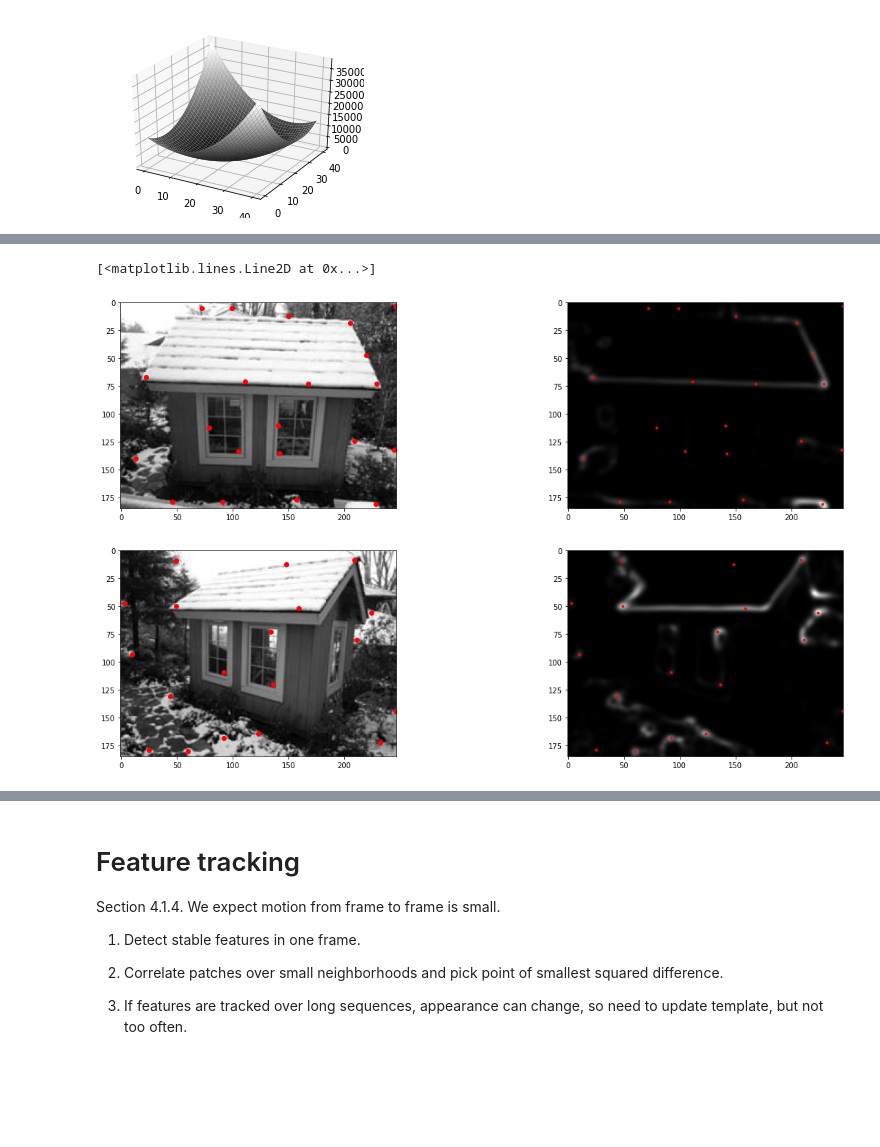
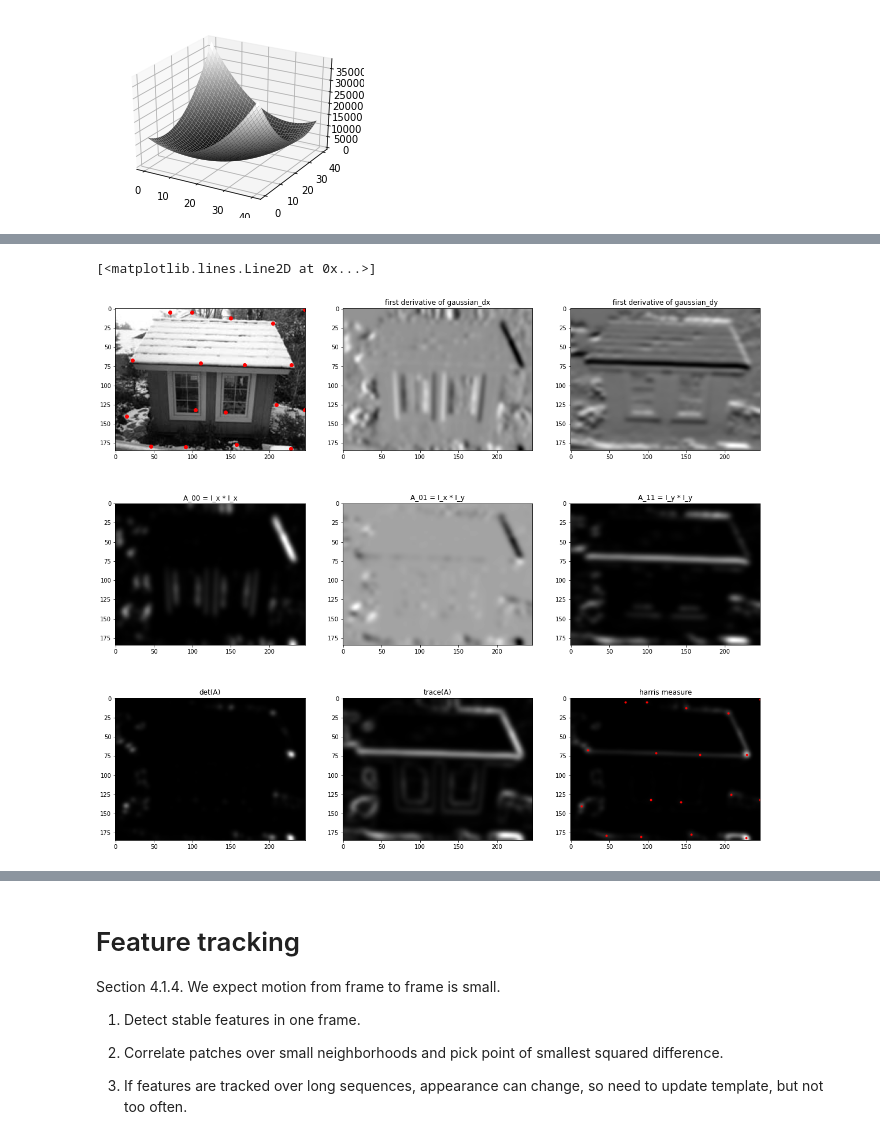
Before and after one commit to rfogarty/Computer-Vision-Course, a Jupyter notebook: Lecture_6_Point_Features.ipynb, the cells around one changed output, grey strips where cells are left out. Drawn from its saved outputs; the diff is of its cells as text; code cells hidden in the pictures; blank space fills up the shorter version.

```diff
--- a/Lecture_6_Point_Features.ipynb
+++ b/Lecture_6_Point_Features.ipynb
@@ -48,10 +48,10 @@ np.set_printoptions(precision=2)
 
 def gaussian_weights (sigma) :
     N = np.round(3*(sigma+1))
-    t = np.arange(-N, N)  # Note the width of the kernel, need to be this large to capture most of the shape
+    t = np.arange(-N, N+1)  # Note the width of the kernel, need to be this large to capture most of the shape
     g_2D = np.zeros ([2*N+1, 2*N+1])
-    for i in range (-N, N):
-        for j in range (-N, N):
+    for i in range (-N, N+1):
+        for j in range (-N, N+1):
             g_2D [i+N, j+N] = np.exp(-((i**2 + j**2)/(2*sigma*sigma)))*(1/(2*np.pi*sigma*sigma))
     return (g_2D/g_2D.sum())
 
@@ -283,7 +283,7 @@ def first_derivative_of_gaussian (x, sigma):
 #------------------------------------------------------------------
 def image_convolve_gradient_gaussian (image, sigma) :
     N = np.round(3*(sigma+1))
-    t = np.arange(-N, N)  # Note the width of the kernel, need to be this large to capture most of the shape
+    t = np.arange(-N, N+1)  # Note the width of the kernel, need to be this large to capture most of the shape
     g = gaussian(t, sigma) # 1D gaussian kernel
     dg = first_derivative_of_gaussian(t, sigma) # 1D first derivative gaussian kernel
     #print("Size of 1D kernel:", g.shape, dg.shape)
@@ -461,62 +465,67 @@ import matplotlib.pyplot as plt
 
 def detect_harris_points (image, sigma=3,min_distance=20) :
 
-    weights = gaussian_weights (sigma)
     image_dx, image_dy = image_convolve_gradient_gaussian(image, 3)
 
     Ix_Ix = image_dx*image_dx
     Ix_Iy = image_dx*image_dy
     Iy_Iy = image_dy*image_dy
 
+    weights = gaussian_weights (sigma)
     A = np.zeros((2,2,image.shape[0], image.shape[1]))
     A[0, 0,:,:] = scimage.convolve(Ix_Ix, weights)
     A[0, 1,:,:] = scimage.convolve(Ix_Iy, weights)
     A[1, 0,:,:] = A[0, 1,:,:]
     A[1, 1,:,:] = scimage.convolve(Iy_Iy, weights)
 
     det_A = A[0, 0,:,:]*A[1, 1,:,:] - A[0, 1,:,:]*A[1, 0,:,:]
     trace_A = A[0, 0,:,:] + A[1, 1,:,:]
     harris_measure = det_A + 0.06 * trace_A**2
 
     coordinates = peak_local_max(harris_measure, min_distance=20, exclude_border=False)
-    return(coordinates, harris_measure)
+    return(coordinates, harris_measure, det_A, trace_A, A, image_dx, image_dy)
 
 #----------------------------------------------------------------------------
 # Load an color image in grayscale
 img = cv2.imread('/content/drive/MyDrive/Colab Notebooks/data/house_1.png')
+#img = cv2.imread('/content/drive/MyDrive/Colab Notebooks/data/house_2.png')
 img = cv2.cvtColor(img, cv2.COLOR_BGR2GRAY)
 #im_rgb = cv2.cvtColor(im_cv, cv2.COLOR_BGR2RGB)
 img = img.astype(np.float)  # need to change type from uint8 to float
-coordinates, harris_measure = detect_harris_points (img, sigma=2, min_distance=20)
+coordinates, harris_measure, det_A, trace_A, A, image_dx, image_dy = detect_harris_points (img, sigma=3, min_distance=20)
 
-# Plot the results
+# -----------------------------Plot the results--------------------------------
 plt.figure(figsize=(20,30))
-plt.subplot(5,2,1)
+plt.subplot(5,3,1)
 plt.imshow(img, 'gray')
 plt.plot(coordinates[:, 1], coordinates[:, 0], 'ro')
+plt.subplot(5, 3, 2)
+plt.imshow(image_dx, 'gray')
+plt.title('first derivative of gaussian_dx')
+plt.subplot(5, 3, 3)
+plt.imshow(image_dy, 'gray')
+plt.title('first derivative of gaussian_dy')
 
-plt.subplot(5,2,2)
+plt.subplot(5, 3, 4)
+plt.imshow(A[0,0], 'gray')
+plt.title('A_00 = I_x * I_x')
+plt.subplot(5, 3, 5)
+plt.imshow(A[0,1], 'gray')
+plt.title('A_01 = I_x * I_y')
+plt.subplot(5, 3, 6)
+plt.imshow(A[1,1], 'gray')
+plt.title('A_11 = I_y * I_y')
+
+plt.subplot(5, 3, 7)
+plt.imshow(det_A, 'gray')
+plt.title('det(A)')
+plt.subplot(5, 3, 8)
+plt.imshow(trace_A, 'gray')
+plt.title('trace(A)')
+plt.subplot(5, 3, 9)
 plt.imshow(harris_measure, 'gray')
+plt.title('harris measure')
 plt.plot(coordinates[:, 1], coordinates[:, 0], 'r.')
-
-#-----------------------------------------------------------------------------
-# Load an color image in grayscale
-img = cv2.imread('/content/drive/MyDrive/Colab Notebooks/data/house_2.png')
-img = cv2.cvtColor(img, cv2.COLOR_BGR2GRAY)
-#im_rgb = cv2.cvtColor(im_cv, cv2.COLOR_BGR2RGB)
-img = img.astype(np.float)  # need to change type from uint8 to float
-coordinates, harris_measure = detect_harris_points (img, sigma=2, min_distance=20)
-
-# Plot the results
-plt.figure(figsize=(20,30))
-plt.subplot(5,2,3)
-plt.imshow(img, 'gray')
-plt.plot(coordinates[:, 1], coordinates[:, 0], 'ro')
-
-plt.subplot(5,2,4)
-plt.imshow(harris_measure, 'gray')
-plt.plot(coordinates[:, 1], coordinates[:, 0], 'r.')
 # %% [output]
 [<matplotlib.lines.Line2D at 0x...>]
-[figure, old version]
+[figure, new version]
-[figure, removed]
```
Also changed, not shown: parts of 14 cells of this notebook.
